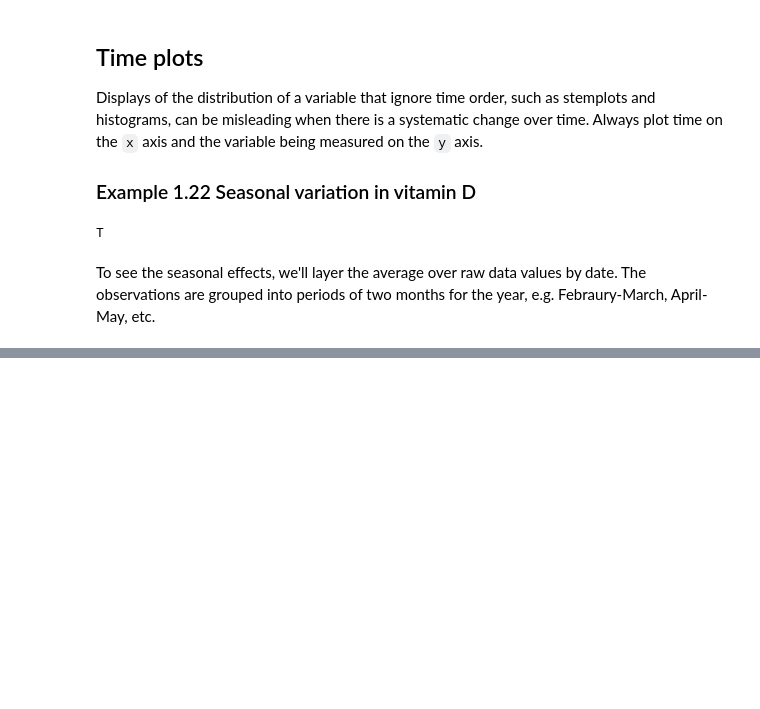
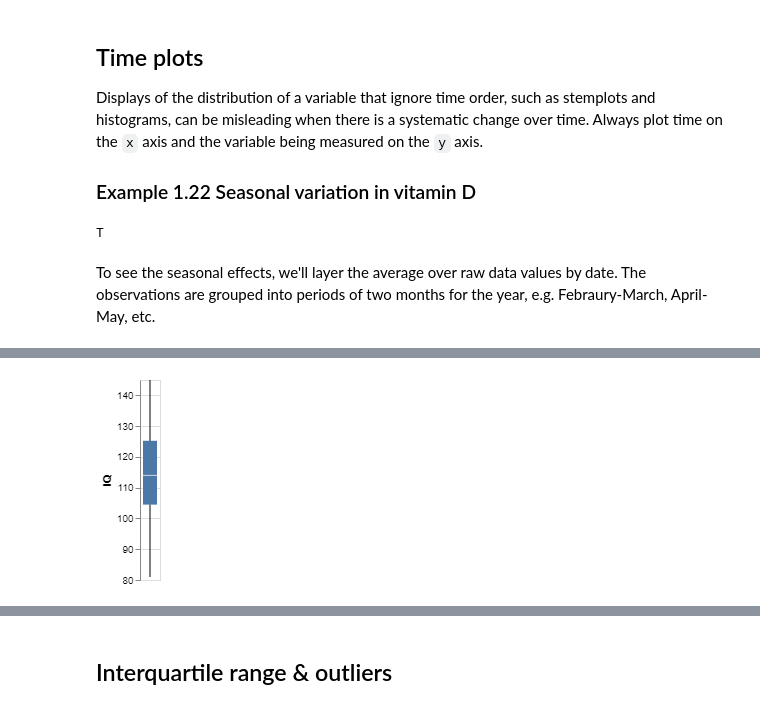
Before and after one commit to Lisp-Stat/IPS9, a Jupyter notebook: notebooks/Part I/Chapter 1 Looking at Data.ipynb, the cells around one changed output, grey strips where cells are left out. Cells and saved outputs as stored; diff of their text form; code cells hidden in the pictures; blank space fills up the shorter version.

```diff
--- a/notebooks/Part I/1.1 - Displaying Distributions with Graphs.ipynb
+++ b/notebooks/Part I/Chapter 1 Looking at Data.ipynb
@@ -475,0 +553,12 @@ To see the seasonal effects, we'll layer the average over raw data values by dat
+# %%
+(ips:plot
+ (vega:defplot iq-box-plot
+   `(:data ,iq-scores
+     :mark (:type :boxplot
+           :extent "min-max")
+     :encoding (:y (:field :iq
+		            :type :quantitative
+		            :scale (:zero :false)
+		            :title "IQ")))))
+# %% [output]
+[figure, added]
@@ -475,0 +566,2 @@ To see the seasonal effects, we'll layer the average over raw data values by dat
+# %% [markdown]
+## Interquartile range & outliers
```
Also changed, not shown: parts of 54 cells of this notebook, 2 other files.
